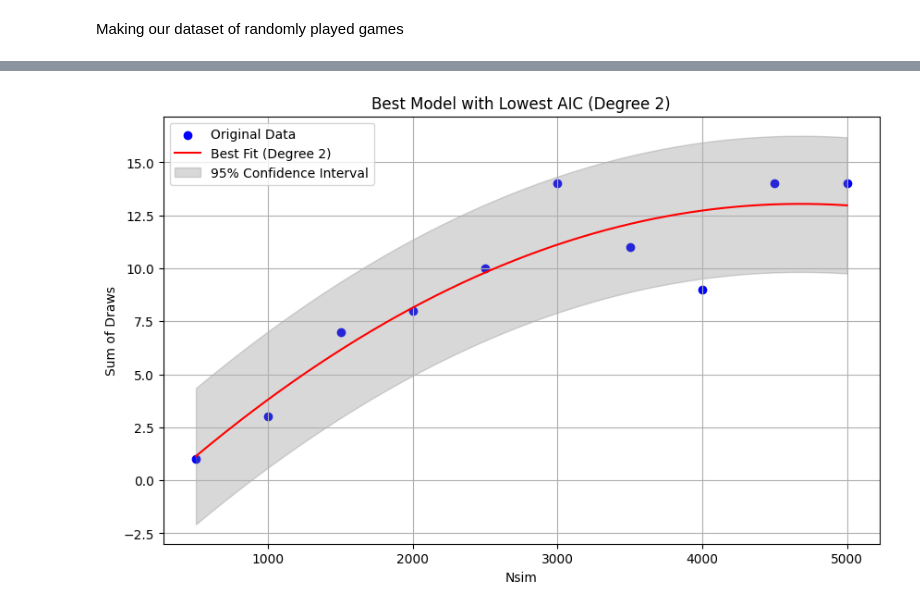
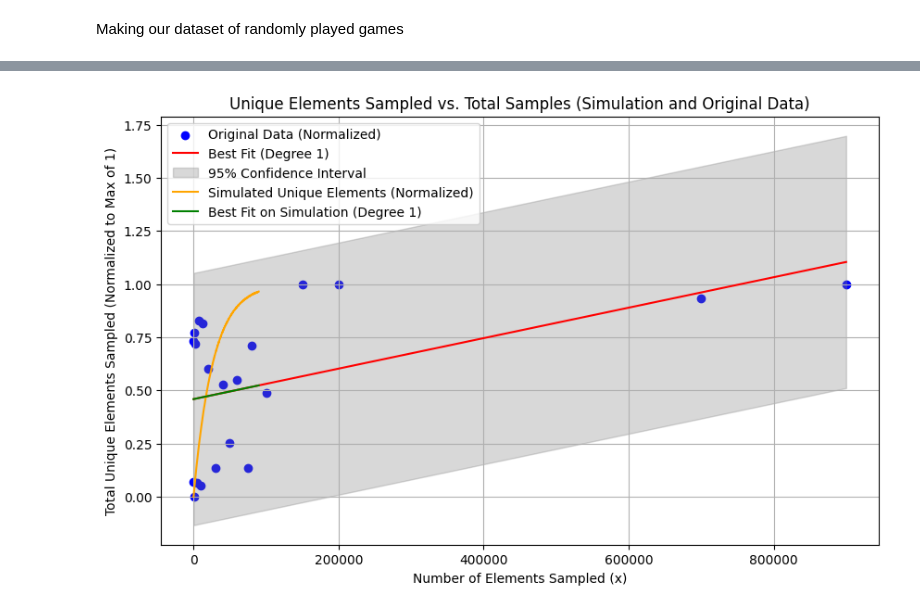
Before and after one commit to IanKeilman/TTTbot-, a Jupyter notebook: jic-jac-joe.ipynb, the cells around one changed output, grey strips where cells are left out. Drawn from its saved outputs; the diff is of its cells as text; code cells hidden in the pictures.

```diff
--- a/jic-jac-joe.ipynb
+++ b/jic-jac-joe.ipynb
@@ -814,11 +404,7 @@ Name: draws, dtype: int64
 # %%
-import numpy as np
-import matplotlib.pyplot as plt
-from sklearn.metrics import mean_squared_error
+# Example data: Replace with your DataFrame values
+df_summary = pd.read_csv('draw_rates_by_nsim.csv')
 
-# Example data: Replace with your DataFrame values
-nsim_values = df_summary['nsim'].unique()
-draws_sum = df_summary.groupby('nsim')['draws'].sum()
 
 # Function to calculate AIC
 def calculate_aic(y_true, y_pred, num_params):
@@ -833,7 +419,7 @@ aic_values = {}
 coefficients_list = {}
 
 for degree in [1, 2, 3]:  # Linear, Quadratic, Cubic
-    coefficients = np.polyfit(nsim_values, draws_sum, degree)
+    coefficients = np.polyfit(nsim_values, draw_rate, degree)
     poly_fit = np.poly1d(coefficients)
     y_pred = poly_fit(nsim_values)
 
@@ -841,7 +427,7 @@ for degree in [1, 2, 3]:  # Linear, Quadratic, Cubic
     coefficients_list[degree] = coefficients
 
     # Calculate AIC
-    aic = calculate_aic(draws_sum, y_pred, degree + 1)  # degree+1 parameters include the intercept
+    aic = calculate_aic(draw_rate, y_pred, degree + 1)  # degree+1 parameters include the intercept
     models[degree] = poly_fit
     aic_values[degree] = aic
 
@@ -854,7 +440,7 @@ x_fit = np.linspace(nsim_values.min(), nsim_values.max(), 500)
 y_fit = best_model(x_fit)
 
 # Calculate residuals and standard deviation
-residuals = draws_sum - best_model(nsim_values)
+residuals = draw_rate - best_model(nsim_values)
 std_dev = np.std(residuals)
 
 # Calculate confidence intervals
@@ -863,7 +449,7 @@ ci_lower = y_fit - 1.96 * std_dev
 
 # Plot the original data and the best fit line
 plt.figure(figsize=(10, 6))
-plt.scatter(nsim_values, draws_sum, color='blue', label='Original Data')
+plt.scatter(nsim_values, draw_rate, color='blue', label='Original Data')
 plt.plot(x_fit, y_fit, color='red', label=f'Best Fit (Degree {best_degree})')
 plt.fill_between(x_fit, ci_lower, ci_upper, color='gray', alpha=0.3, label='95% Confidence Interval')
 
@@ -984,70 +527,64 @@ Name: rf_wins, dtype: int64
 # %%
-# Example data: Replace with your DataFrame values
-nsim_values = test_summary['nsim'].unique()
-draws_sum = test_summary.groupby('nsim')['draws'].sum()
-
-# Function to calculate AIC
-def calculate_aic(y_true, y_pred, num_params):
-    residual_sum_of_squares = np.sum((y_true - y_pred) ** 2)
-    n = len(y_true)
-    aic = n * np.log(residual_sum_of_squares / n) + 2 * num_params
-    return aic
+# Normalize the y-axis values for draws_sum and unique_counts
+draws_sum_normalized = draw_rate
+unique_counts_normalized = pd.read_csv('unique_counts.csv')['Total Unique Elements Sampled'] / 26830  # Normalize unique_counts to max of 1
 
 # Fit models with linear, quadratic, and cubic terms
 models = {}
 aic_values = {}
 coefficients_list = {}
 
-for degree in [1, 2, 3]:  # Linear, Quadratic, Cubic
-    coefficients = np.polyfit(nsim_values, draws_sum, degree)
+for degree in [1, 2, 3, 4, 5]:  # Linear, Quadratic, Cubic
+    coefficients = np.polyfit(nsim_values, draws_sum_normalized, degree)
     poly_fit = np.poly1d(coefficients)
     y_pred = poly_fit(nsim_values)
 
     # Save coefficients
     coefficients_list[degree] = coefficients
 
     # Calculate AIC
-    aic = calculate_aic(draws_sum, y_pred, degree + 1)  # degree+1 parameters include the intercept
+    aic = calculate_aic(draws_sum_normalized, y_pred, degree + 1)  # degree+1 parameters include the intercept
     models[degree] = poly_fit
     aic_values[degree] = aic
 
 # Find the model with the lowest AIC
 best_degree = min(aic_values, key=aic_values.get)
 best_model = models[best_degree]
 
 # Generate x values for plotting the best fit line
 x_fit = np.linspace(nsim_values.min(), nsim_values.max(), 500)
-y_fit = best_model(x_fit)
+y_fit_normalized = best_model(x_fit)
 
 # Calculate residuals and standard deviation
-residuals = draws_sum - best_model(nsim_values)
-std_dev = np.std(residuals)
+residuals_normalized = draws_sum_normalized - best_model(nsim_values)
+std_dev_normalized = np.std(residuals_normalized)
 
 # Calculate confidence intervals
-ci_upper = y_fit + 1.96 * std_dev
-ci_lower = y_fit - 1.96 * std_dev
+ci_upper_normalized = y_fit_normalized + 1.96 * std_dev_normalized
+ci_lower_normalized = y_fit_normalized - 1.96 * std_dev_normalized
 
-# Plot the original data and the best fit line
+# Generate x values for simulated data
+sim_x = np.arange(1, max_samples + 1, step)
+
+# Plot the original data, the best fit line, and the unique counts
 plt.figure(figsize=(10, 6))
-plt.scatter(nsim_values, draws_sum, color='blue', label='Original Data')
-plt.plot(x_fit, y_fit, color='red', label=f'Best Fit (Degree {best_degree})')
-plt.fill_between(x_fit, ci_lower, ci_upper, color='gray', alpha=0.3, label='95% Confidence Interval')
+plt.scatter(nsim_values, draws_sum_normalized, color='blue', label='Original Data (Normalized)')
+plt.plot(x_fit, y_fit_normalized, color='red', label=f'Best Fit (Degree {best_degree})')
+plt.fill_between(x_fit, ci_lower_normalized, ci_upper_normalized, color='gray', alpha=0.3, label='95% Confidence Interval')
+
+# Plot the simulated unique counts
+plt.plot(sim_x, unique_counts_normalized, label='Simulated Unique Elements (Normalized)', color='orange')
+
+# Plot the regression line from the best model on the simulated data
+y_fit_simulation_normalized = best_model(sim_x)
+plt.plot(sim_x, y_fit_simulation_normalized, label=f'Best Fit on Simulation (Degree {best_degree})', color='green')
 
 # Customize the plot
-plt.xlabel('Nsim')
-plt.ylabel('Sum of Draws')
-plt.title(f'Best Model with Lowest AIC (Degree {best_degree})')
+plt.xlabel('Number of Elements Sampled (x)')
+plt.ylabel('Total Unique Elements Sampled (Normalized to Max of 1)')
+plt.title('Unique Elements Sampled vs. Total Samples (Simulation and Original Data)')
 plt.legend()
-plt.grid(True)
-
-# Show the plot
+plt.grid()
 plt.show()
-
-# Display AIC values and coefficients
-print("AIC Values and Coefficients for Models:")
-for degree, aic in aic_values.items():
-    print(f"\nDegree {degree}:")
-    print(f"AIC = {aic:.2f}")
-    print("Coefficients (Betas):", coefficients_list[degree])
 # %% [output]
-[figure, old version]
+[figure, new version]
```
Also changed, not shown: parts of 21 cells of this notebook, 4 other files.
